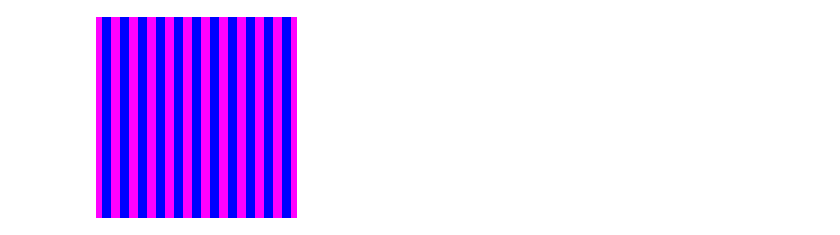
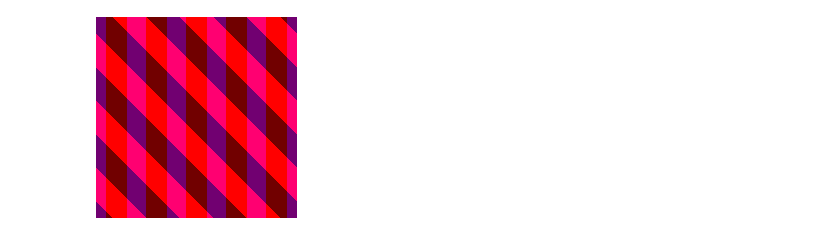
Before and after one commit to emannes/library-of-images, a Jupyter notebook: library.ipynb, the cells around one changed output. Cells and saved outputs as stored; diff of their text form; code cells hidden in the pictures.

```diff
--- a/library.ipynb
+++ b/library.ipynb
@@ -22,5 +20,5 @@ ims['26-8']
-# %%
-basis[8]
-# %% [output]
-[figure, removed]
+# %%
+ims['70-7']
+# %% [output]
+[figure, added]
 # %%
```
Also changed, not shown: parts of 11 cells of this notebook.
